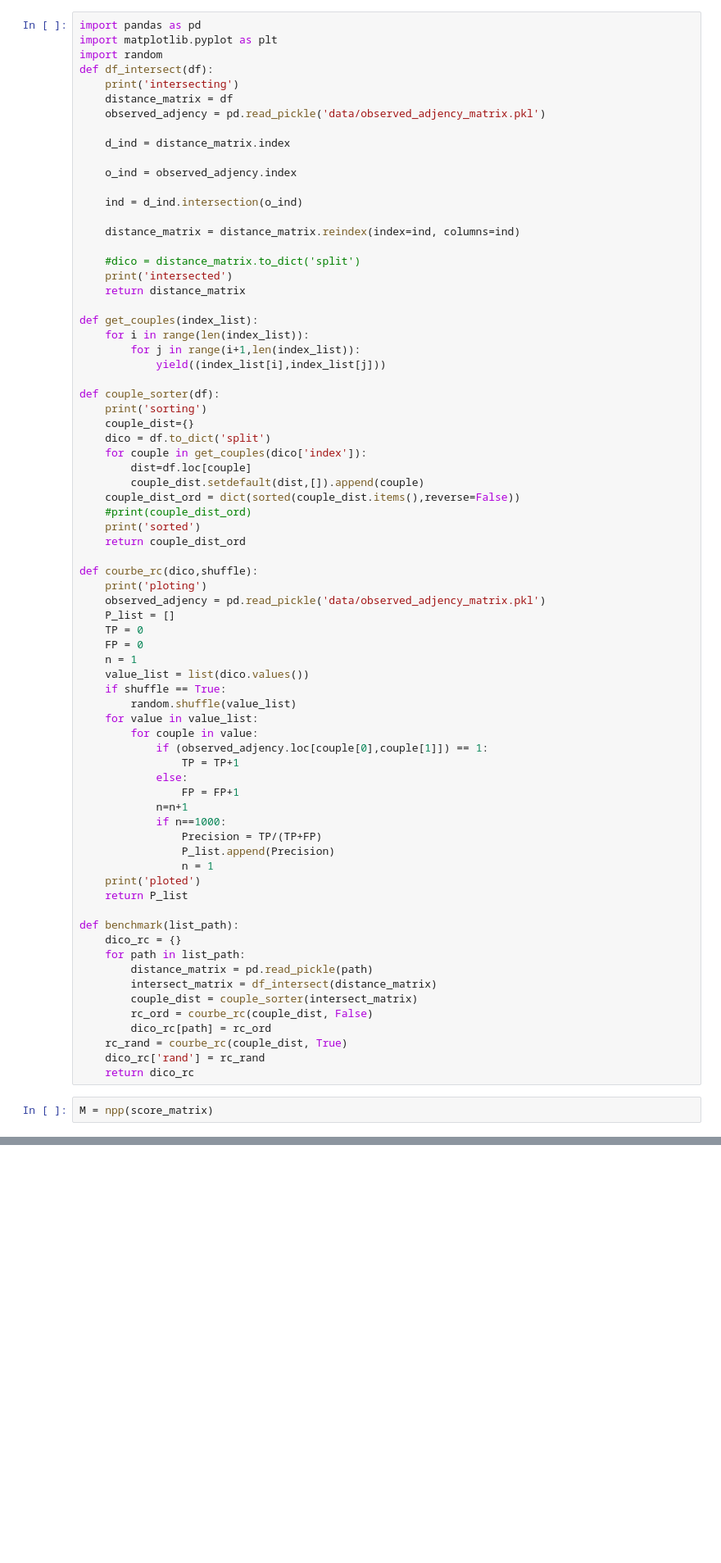
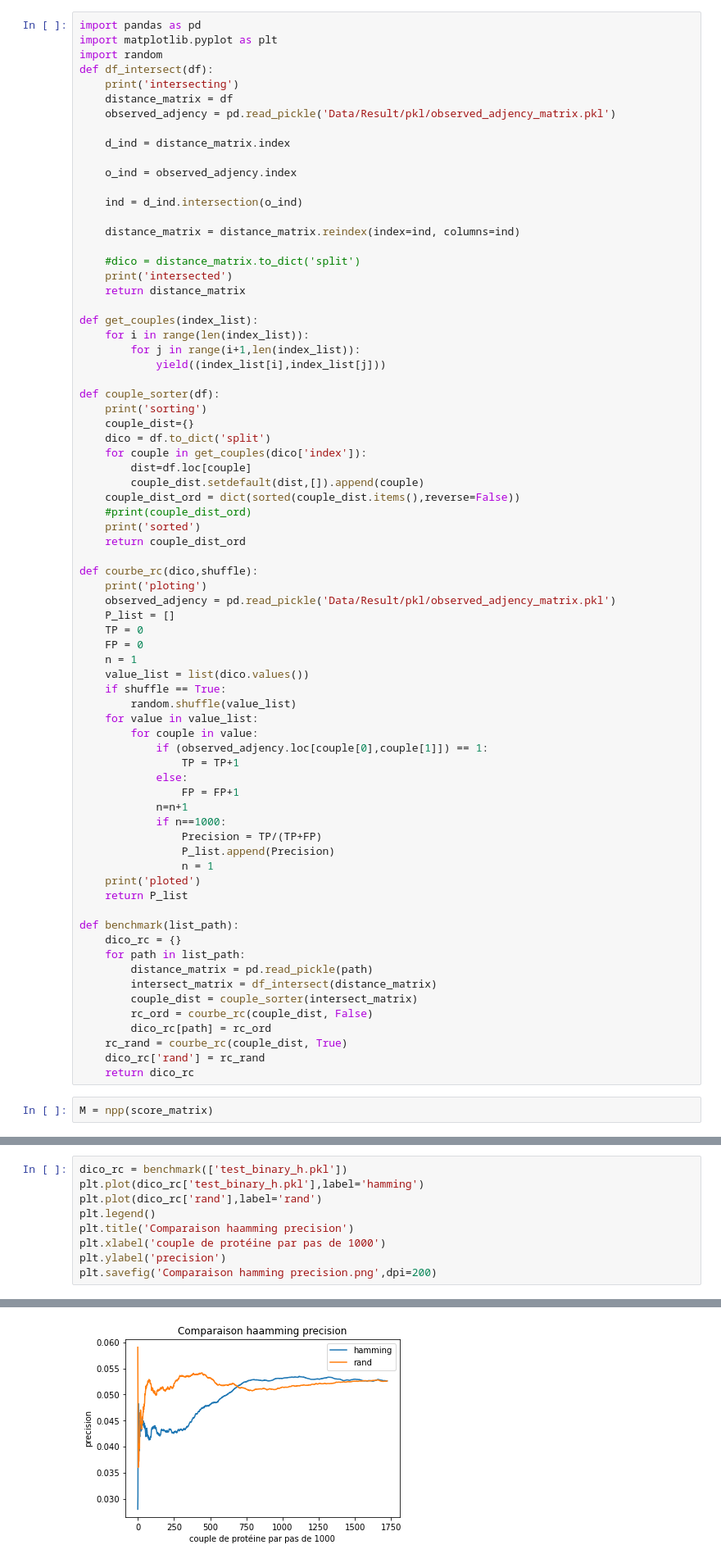
Before and after one commit to MMSB-MOBI/phyloProfile, a Jupyter notebook: Matrix builder.ipynb, the cells around one changed output, grey strips where cells are left out. Shown at 82% size. Drawn from its saved outputs; the diff is of its cells as text; blank space fills up the shorter version.

```diff
--- a/Matrix builder.ipynb
+++ b/Matrix builder.ipynb
@@ -261,7 +291,7 @@ import random
 def df_intersect(df):
     print('intersecting')
     distance_matrix = df
-    observed_adjency = pd.read_pickle('data/observed_adjency_matrix.pkl')
+    observed_adjency = pd.read_pickle('Data/Result/pkl/observed_adjency_matrix.pkl')
 
     d_ind = distance_matrix.index
 
@@ -294,7 +324,7 @@ def couple_sorter(df):
 
 def courbe_rc(dico,shuffle):
     print('ploting')
-    observed_adjency = pd.read_pickle('data/observed_adjency_matrix.pkl')
+    observed_adjency = pd.read_pickle('Data/Result/pkl/observed_adjency_matrix.pkl')
     P_list = []
     TP = 0
     FP = 0
@@ -342,0 +373,10 @@ df.to_pickle('test_npp_eu.pkl')
+# %%
+dico_rc = benchmark(['test_binary_h.pkl'])
+plt.plot(dico_rc['test_binary_h.pkl'],label='hamming')
+plt.plot(dico_rc['rand'],label='rand')
+plt.legend()
+plt.title('Comparaison haamming precision')
+plt.xlabel('couple de protéine par pas de 1000')
+plt.ylabel('precision')
+plt.savefig('Comparaison hamming precision.png',dpi=200)
+# %% [output]
@@ -342,0 +391 @@ df.to_pickle('test_npp_eu.pkl')
+[figure, added]
```
Also changed, not shown: parts of 13 cells of this notebook.
